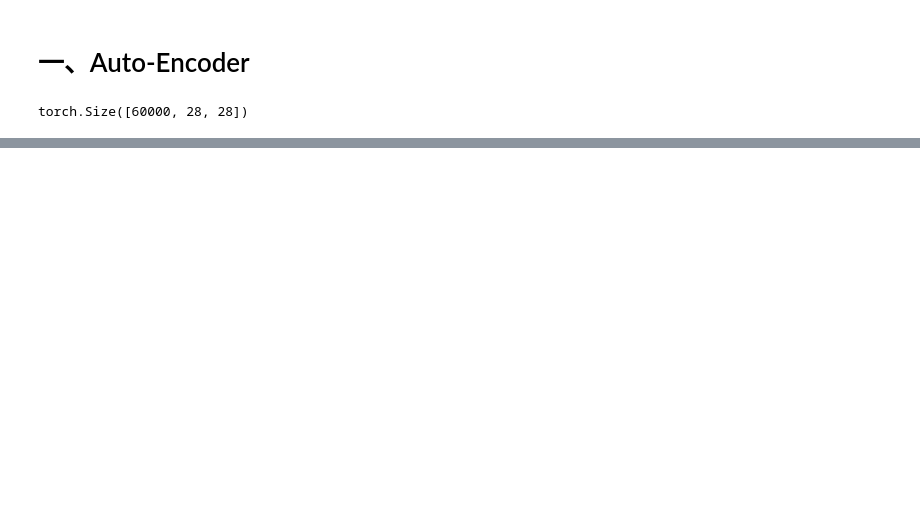
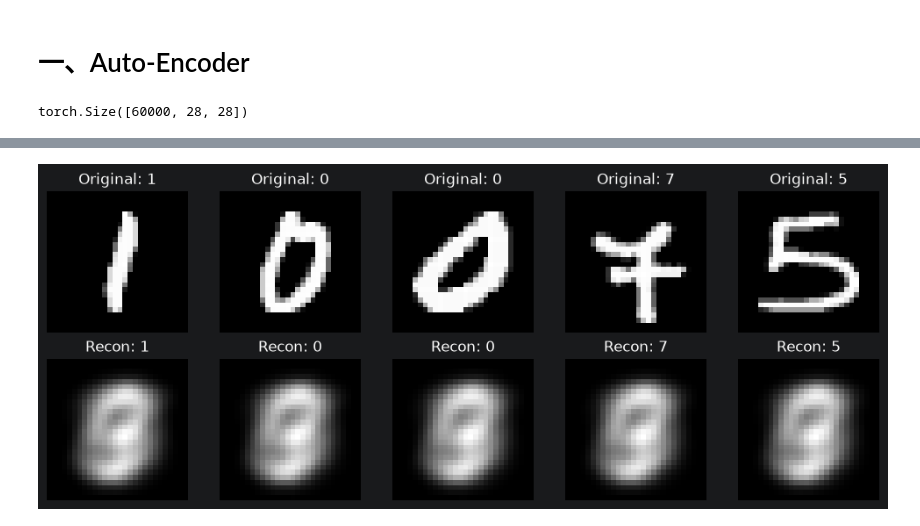
Before and after one commit to XiangqiUESTC/Fundamentals, a Jupyter notebook: MachineLearning/encoder/encoder_overview.ipynb, the cells around one changed output, grey strips where cells are left out. Cells and saved outputs as stored; diff of their text form; code cells hidden in the pictures; blank space fills up the shorter version.

```diff
--- a/MachineLearning/encoder/encoder_overview.ipynb
+++ b/MachineLearning/encoder/encoder_overview.ipynb
@@ -291,0 +397,45 @@ wandb: Find logs at: ./wandb/run-20260911_015342-c9wqno6j/logs
+# %%
+import matplotlib.pyplot as plt
+
+vae_encoder.load_state_dict(
+    torch.load(f"{model_dir}/vae_encoder.pth")
+)
+
+vae_decoder.load_state_dict(
+    torch.load(f"{model_dir}/vae_decoder.pth")
+)
+
+vae_encoder.eval()
+vae_decoder.eval()
+
+torch.manual_seed(1)
+
+indices = list(range(5))
+indices += torch.randperm(len(test_set))[:5].tolist()
+
+fig, axes = plt.subplots(2, 5, figsize=(10, 4))
+
+with torch.no_grad():
+    for i, idx in enumerate(indices):
+        img, label = test_set[idx]
+
+        mean, log_var = vae_encoder(img.unsqueeze(0))
+        noise = torch.randn_like(mean)
+        reconstruct = vae_decoder(noise, mean, log_var)
+
+        if i < 5:
+            axes[0, i].imshow(img.reshape(28, 28), cmap="gray")
+            axes[0, i].set_title(f"Original: {label}")
+            axes[0, i].axis("off")
+
+            axes[1, i].imshow(
+                reconstruct.squeeze(0).reshape(28, 28),
+                cmap="gray"
+            )
+            axes[1, i].set_title(f"Recon: {label}")
+            axes[1, i].axis("off")
+
+plt.tight_layout()
+plt.show()
+# %% [output]
+[figure, added]
```
Also changed, not shown: parts of 5 cells of this notebook.
